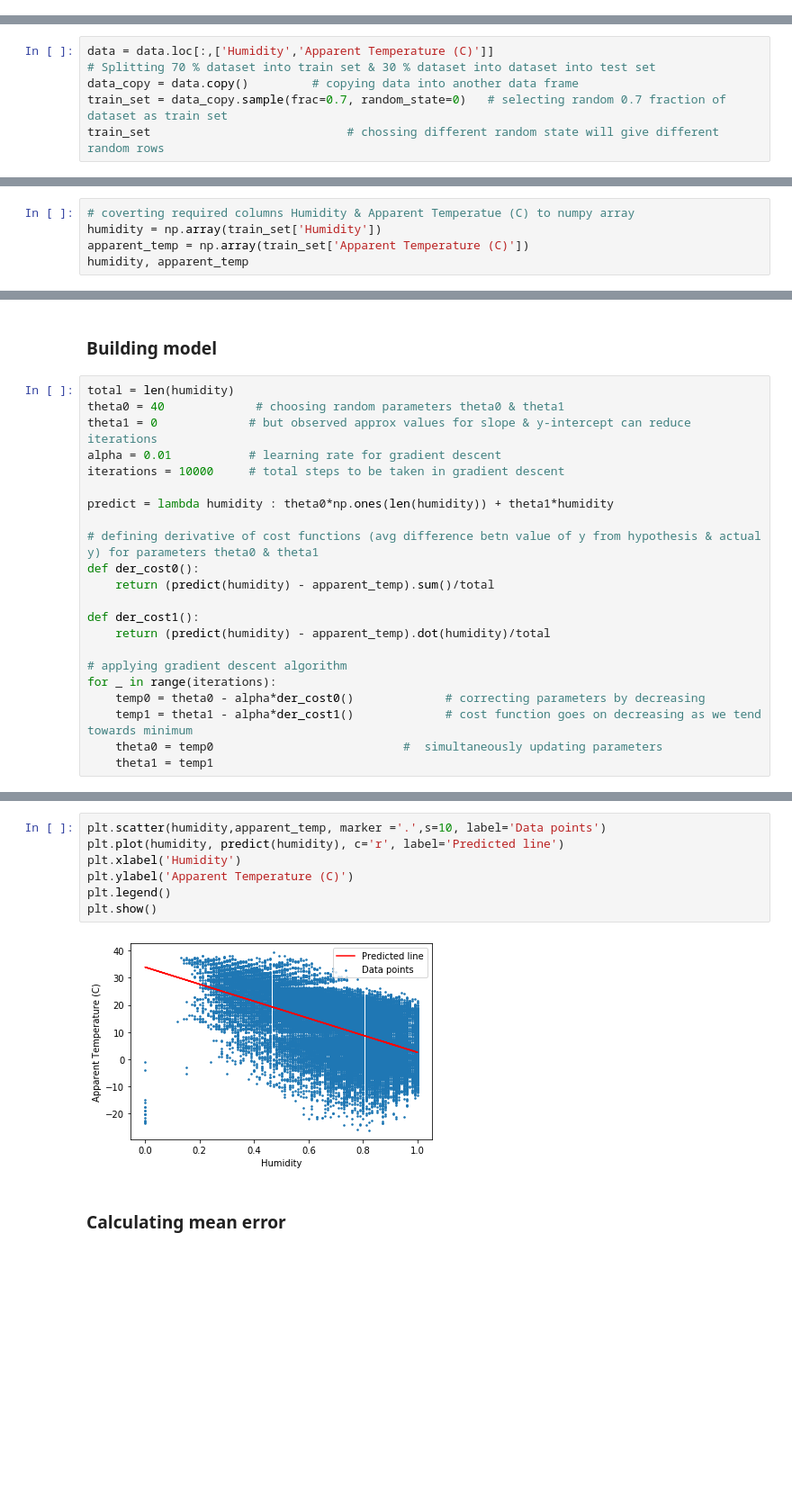
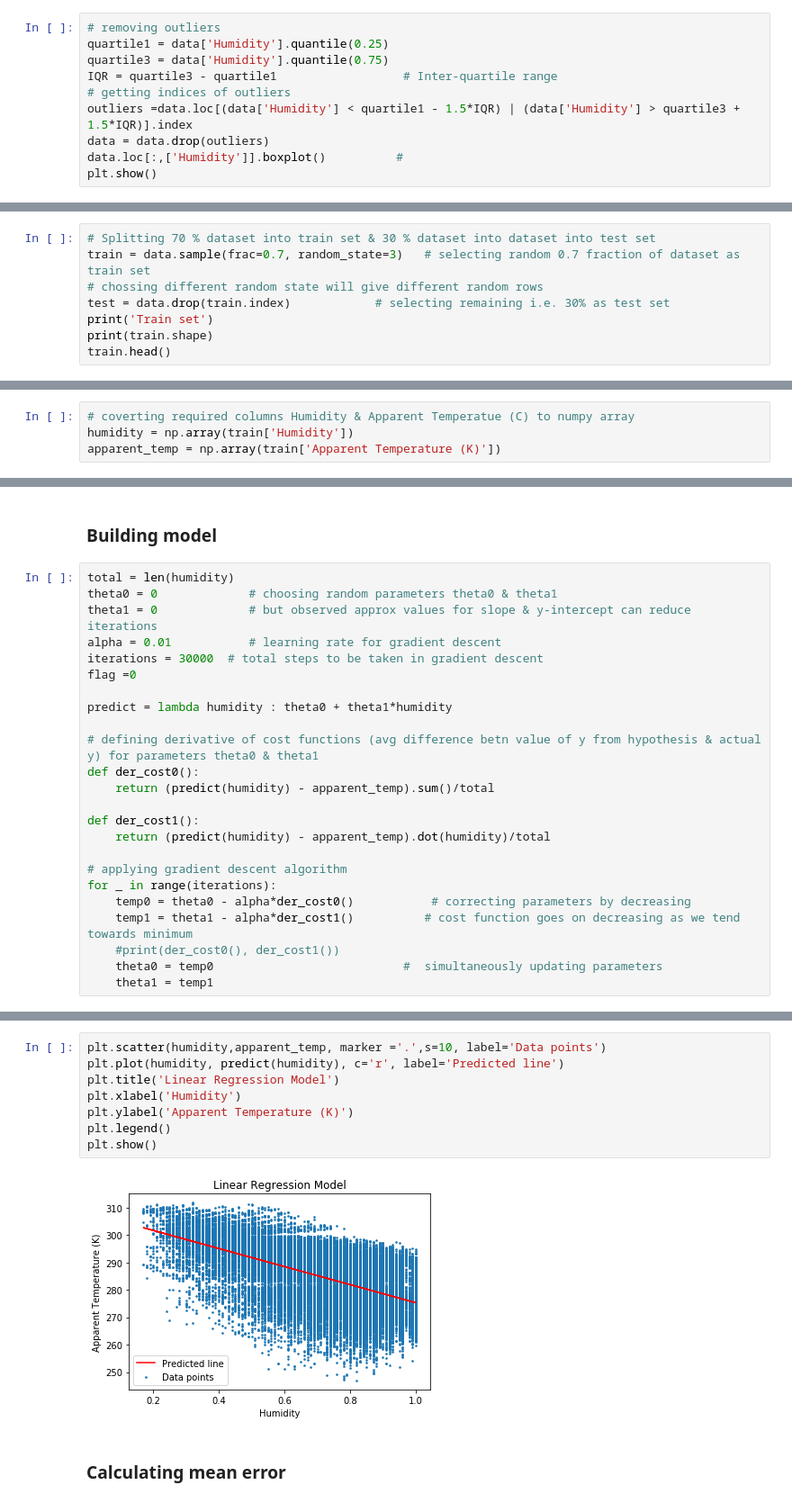
Before and after one commit to vaibhavyesalwad/Machine-Learning-from-scratch, a Jupyter notebook: Regression/02_PredictTemperature.ipynb, the cells around one changed output, grey strips where cells are left out. Shown at 90% size. Drawn from its saved outputs; the diff is of its cells as text; blank space fills up the shorter version.

Commit message:
Refactored: Done scaling of column Apparent Temperature to Kelvin scale

```diff
--- a/Regression/02_PredictTemperature.ipynb
+++ b/Regression/02_PredictTemperature.ipynb
@@ -52,0 +54,10 @@ plt.show()
+# %%
+# removing outliers
+quartile1 = data['Humidity'].quantile(0.25)
+quartile3 = data['Humidity'].quantile(0.75)
+IQR = quartile3 - quartile1                  # Inter-quartile range
+# getting indices of outliers
+outliers =data.loc[(data['Humidity'] < quartile1 - 1.5*IQR) | (data['Humidity'] > quartile3 + 1.5*IQR)].index
+data = data.drop(outliers)
+data.loc[:,['Humidity']].boxplot()          #
+plt.show()
@@ -53,9 +66,11 @@ plt.show()
 # %% [markdown]
 ### Splitting dataset into train set & test set
 # %%
-data = data.loc[:,['Humidity','Apparent Temperature (C)']]
 # Splitting 70 % dataset into train set & 30 % dataset into dataset into test set
-data_copy = data.copy()         # copying data into another data frame
-train_set = data_copy.sample(frac=0.7, random_state=0)   # selecting random 0.7 fraction of dataset as train set
-train_set                            # chossing different random state will give different random rows
+train = data.sample(frac=0.7, random_state=3)   # selecting random 0.7 fraction of dataset as train set
+# chossing different random state will give different random rows
+test = data.drop(train.index)            # selecting remaining i.e. 30% as test set
+print('Train set')
+print(train.shape)
+train.head()
 # %% [output]
@@ -92,5 +117,4 @@ test_set
 # %%
 # coverting required columns Humidity & Apparent Temperatue (C) to numpy array
-humidity = np.array(train_set['Humidity'])
-apparent_temp = np.array(train_set['Apparent Temperature (C)'])
-humidity, apparent_temp
+humidity = np.array(train['Humidity'])
+apparent_temp = np.array(train['Apparent Temperature (K)'])
@@ -102,12 +122,13 @@ humidity, apparent_temp
 ### Building model
 # %%
 total = len(humidity)
-theta0 = 40             # choosing random parameters theta0 & theta1
+theta0 = 0             # choosing random parameters theta0 & theta1
 theta1 = 0             # but observed approx values for slope & y-intercept can reduce iterations
 alpha = 0.01           # learning rate for gradient descent
-iterations = 10000     # total steps to be taken in gradient descent
+iterations = 30000  # total steps to be taken in gradient descent
+flag =0
 
-predict = lambda humidity : theta0*np.ones(len(humidity)) + theta1*humidity
+predict = lambda humidity : theta0 + theta1*humidity
 
 # defining derivative of cost functions (avg difference betn value of y from hypothesis & actual y) for parameters theta0 & theta1
 def der_cost0():
@@ -118,8 +139,9 @@ def der_cost1():
 
 # applying gradient descent algorithm
 for _ in range(iterations):
-    temp0 = theta0 - alpha*der_cost0()             # correcting parameters by decreasing
-    temp1 = theta1 - alpha*der_cost1()             # cost function goes on decreasing as we tend towards minimum
+    temp0 = theta0 - alpha*der_cost0()           # correcting parameters by decreasing
+    temp1 = theta1 - alpha*der_cost1()          # cost function goes on decreasing as we tend towards minimum
+    #print(der_cost0(), der_cost1())
     theta0 = temp0                           #  simultaneously updating parameters
     theta1 = temp1
 # %%
@@ -133,12 +157,13 @@ Hypothesis function: y = 33.925497137859956 + -31.424682801948265*x
 # %%
 plt.scatter(humidity,apparent_temp, marker ='.',s=10, label='Data points')
 plt.plot(humidity, predict(humidity), c='r', label='Predicted line')
+plt.title('Linear Regression Model')
 plt.xlabel('Humidity')
-plt.ylabel('Apparent Temperature (C)')
+plt.ylabel('Apparent Temperature (K)')
 plt.legend()
 plt.show()
 # %% [output]
-[figure, old version]
+[figure, new version]
 # %% [markdown]
 ### Calculating mean error
 # %%
```
Also changed, not shown: parts of 20 cells of this notebook.
